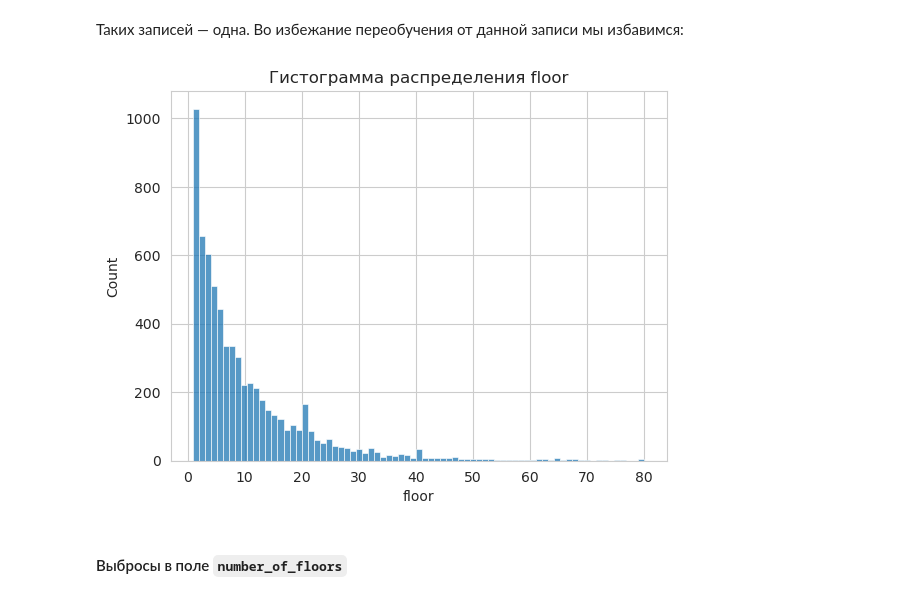
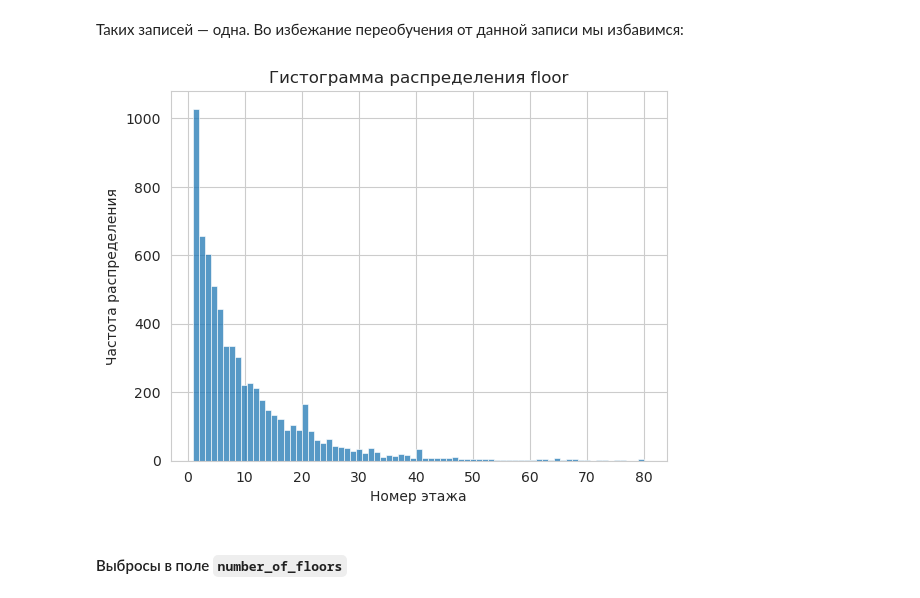
Before and after one commit to ivmulin/housing_analysis, a Jupyter notebook: estate_analysis.ipynb, the cells around one changed output. Drawn from its saved outputs; the diff is of its cells as text; code cells hidden in the pictures.

```diff
--- a/estate_analysis.ipynb
+++ b/estate_analysis.ipynb
@@ -705,11 +715,13 @@ estate = estate.loc[estate['floor'] != -1]
 # %%
 # Изобразим гистограмму распределения floor
 
 sns.histplot(estate['floor'])
 plt.title('Гистограмма распределения floor')
+plt.xlabel('Номер этажа')
+plt.ylabel('Частота распределения')
 plt.show()
 # %% [output]
-[figure, old version]
+[figure, new version]
 # %% [markdown]
 #### Выбросы в поле `number_of_floors`
 # %% [markdown]
```
Also changed, not shown: parts of 78 cells of this notebook, 1 other file.
